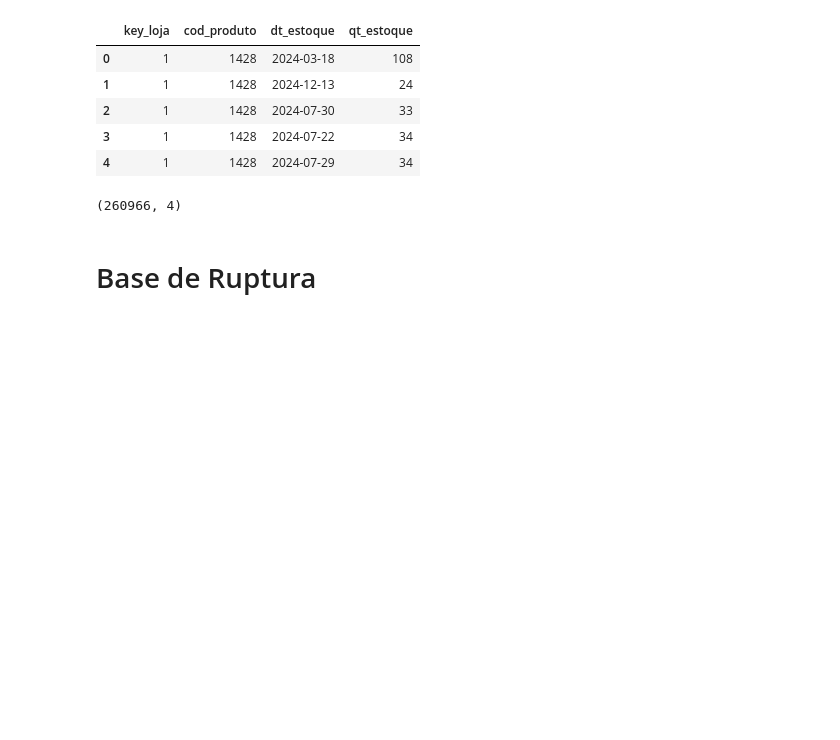
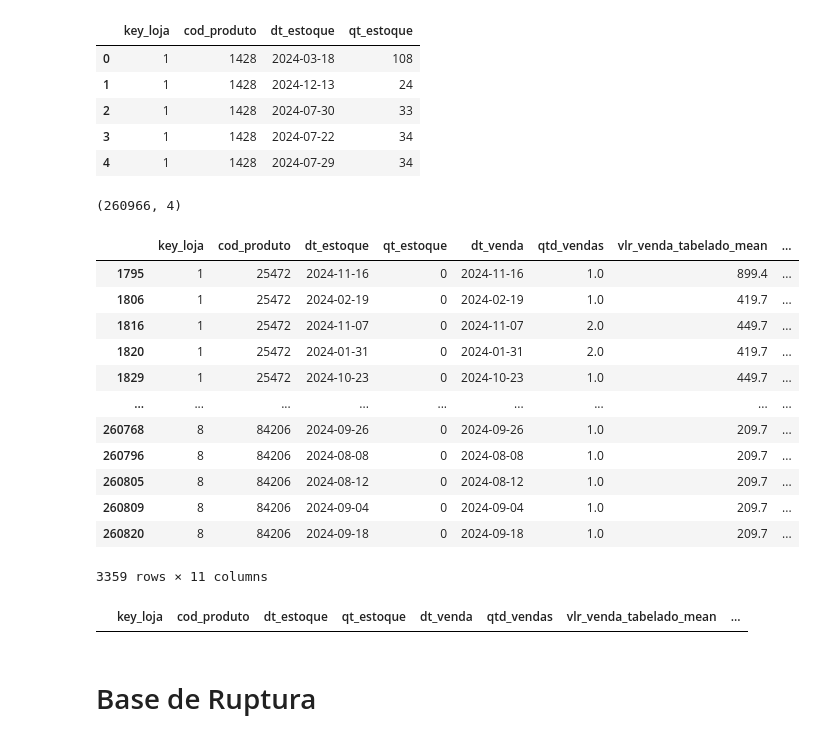
Before and after one commit to CarlosQuixada/Case_Boticario, a Jupyter notebook: notebooks/00_Criando_Dados_Ruptura.ipynb, the cells around one changed output. Saved outputs shown, nothing was run; the diff lists cells and outputs as text; code cells hidden in the pictures; blank space fills up the shorter version.

```diff
--- a/notebooks/00_Criando_Dados_Ruptura.ipynb
+++ b/notebooks/00_Criando_Dados_Ruptura.ipynb
@@ -23 +10,15 @@ df_venda.rename(columns={"cod_material": "cod_produto"}, inplace=True)
+# %%
+df_vendas_agrupado = (
+    df_venda.groupby(['dt_venda', 'key_loja', 'cod_produto'], as_index=False)
+     .agg(qtd_vendas=('vlr_venda_tabelado', 'count'),
+     vlr_venda_tabelado_mean=('vlr_venda_tabelado', 'mean'),
+     vlr_desconto_mean=('vlr_desconto', 'mean'))
+    )
+
+df_categorias = df_venda.groupby(['key_loja', 'cod_produto'], as_index=False).agg({'categoria_produto':'first',
+                                                                    'sub_categoria_produto':'first',
+                                                                    'linha_produto':'first'})
+# %%
+df_vendas_consolidado = df_vendas_agrupado.merge(df_categorias, on=['cod_produto', 'key_loja'], how='left')
+df_vendas_consolidado.to_csv('../data/processed/df_vendas_consolidado.csv', index=False)
 # %%
@@ -37,0 +42,16 @@ df_estoque.shape
+# %%
+df_estoque_corrigido[(df_estoque_corrigido['qt_estoque']==0)&(~df_estoque_corrigido['dt_venda'].isnull())]
+# %% [output]
+|  | key_loja | cod_produto | dt_estoque | qt_estoque | dt_venda | qtd_vendas | vlr_venda_tabelado_mean | ... |
+| 1795 | 1 | 25472 | 2024-11-16 | 0 | 2024-11-16 | 1.0 | 899.4 | ... |
+| 1806 | 1 | 25472 | 2024-02-19 | 0 | 2024-02-19 | 1.0 | 419.7 | ... |
+| 1816 | 1 | 25472 | 2024-11-07 | 0 | 2024-11-07 | 2.0 | 449.7 | ... |
+| 1820 | 1 | 25472 | 2024-01-31 | 0 | 2024-01-31 | 2.0 | 419.7 | ... |
+| 1829 | 1 | 25472 | 2024-10-23 | 0 | 2024-10-23 | 1.0 | 449.7 | ... |
+| ... | ... | ... | ... | ... | ... | ... | ... | ... |
+| 260768 | 8 | 84206 | 2024-09-26 | 0 | 2024-09-26 | 1.0 | 209.7 | ... |
+| 260796 | 8 | 84206 | 2024-08-08 | 0 | 2024-08-08 | 1.0 | 209.7 | ... |
+| 260805 | 8 | 84206 | 2024-08-12 | 0 | 2024-08-12 | 1.0 | 209.7 | ... |
+| 260809 | 8 | 84206 | 2024-09-04 | 0 | 2024-09-04 | 1.0 | 209.7 | ... |
+| 260820 | 8 | 84206 | 2024-09-18 | 0 | 2024-09-18 | 1.0 | 209.7 | ... |
+3359 rows × 11 columns
@@ -38,3 +60,7 @@ df_estoque.shape
+# %%
+df_estoque_corrigido[(df_estoque_corrigido['qt_estoque']==0)&(~df_estoque_corrigido['dt_venda'].isnull())]
+# %% [output]
+|  | key_loja | cod_produto | dt_estoque | qt_estoque | dt_venda | qtd_vendas | vlr_venda_tabelado_mean | ... |
 # %% [markdown]
 # Base de Ruptura
 # %%
```
Also changed, not shown: parts of 13 cells of this notebook, 29 other files.
